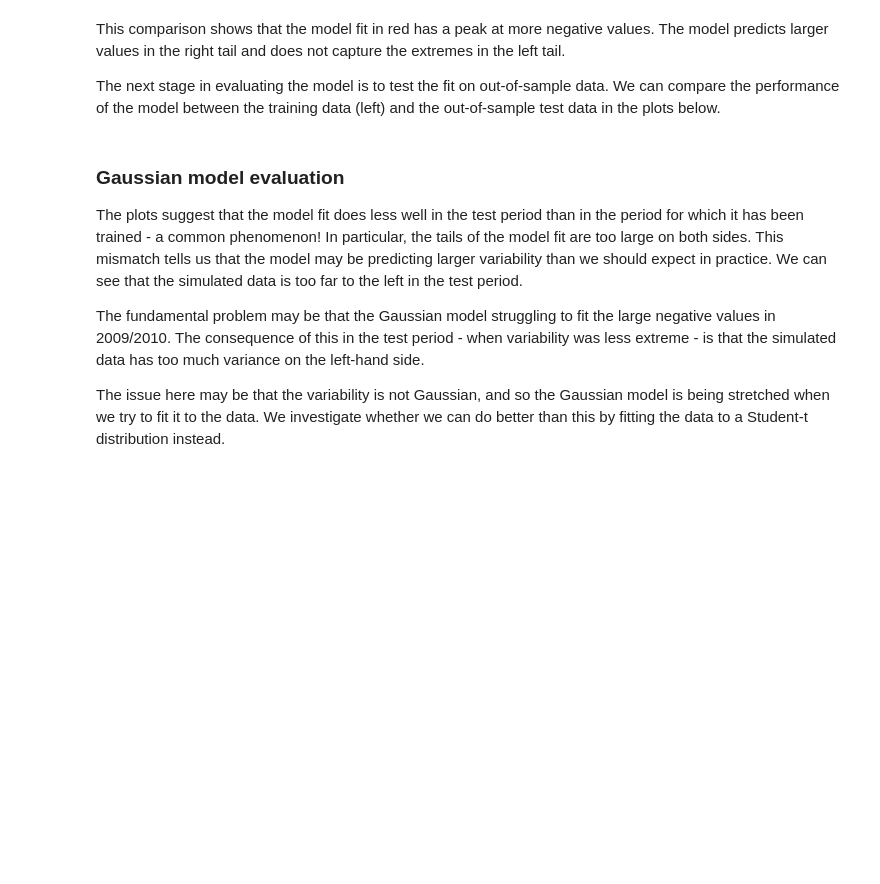
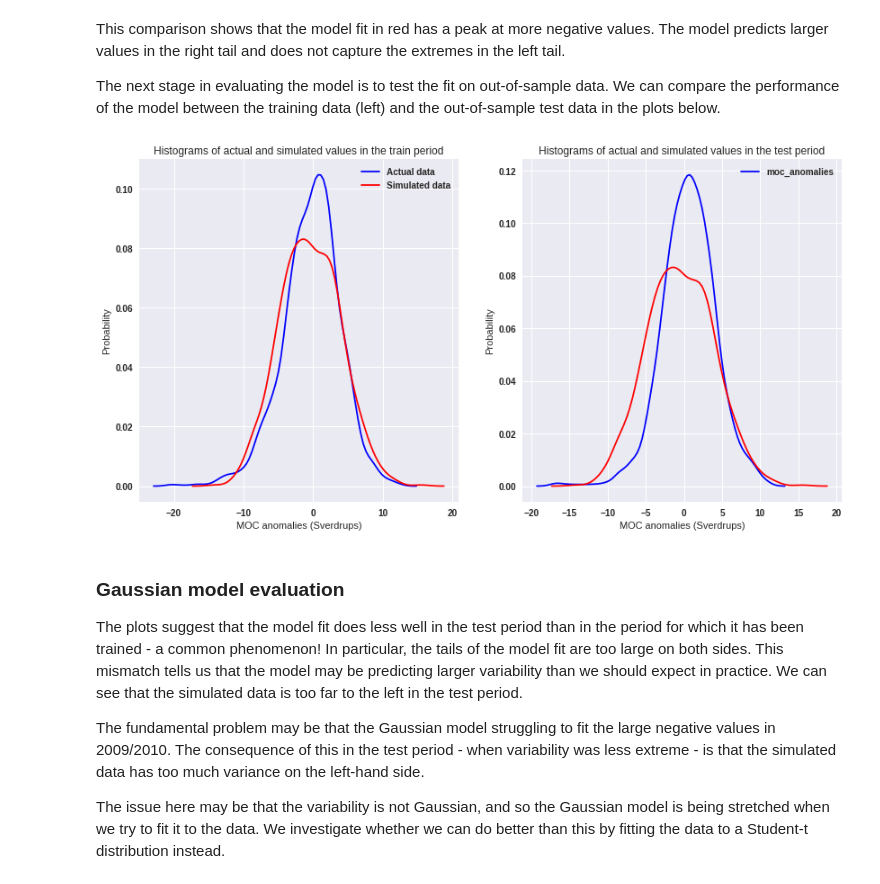
Before and after one commit to braaannigan/explore_data, a Jupyter notebook: bayes_moc_gaussian.ipynb, the cells around one changed output. Saved outputs shown, nothing was run; the diff lists cells and outputs as text; code cells hidden in the pictures; blank space fills up the shorter version.

```diff
--- a/bayes_moc_gaussian.ipynb
+++ b/bayes_moc_gaussian.ipynb
@@ -255,8 +279,10 @@ This comparison shows that the model fit in red has a peak at more negative valu
 
 The next stage in evaluating the model is to test the fit on out-of-sample data. We can compare the performance of the model between the training data (left) and the out-of-sample test data in the plots below.
 # %%
-compare_distributions(moc_anomalies_train, train_samples['Y_obs'][:,0],
-                     moc_anomalies_test, train_samples['Y_obs'][:,0])
+compare_distributions(moc_anomalies_train, train_samples['Y_obs'],
+                     moc_anomalies_test, train_samples['Y_obs'])
+# %% [output]
+[figure, added]
 # %% [markdown]
 ### Gaussian model evaluation
 
```
Also changed, not shown: parts of 8 cells of this notebook.
